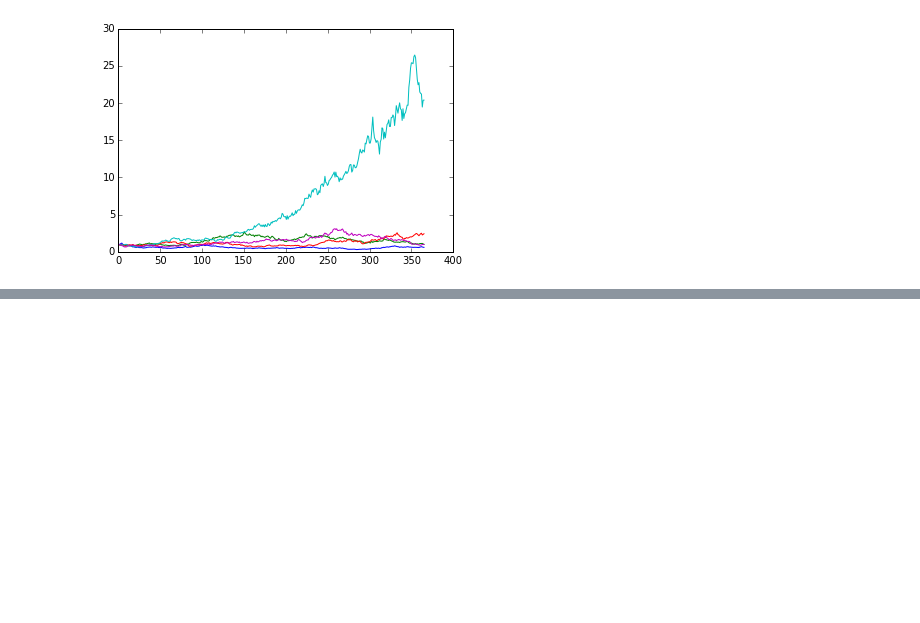
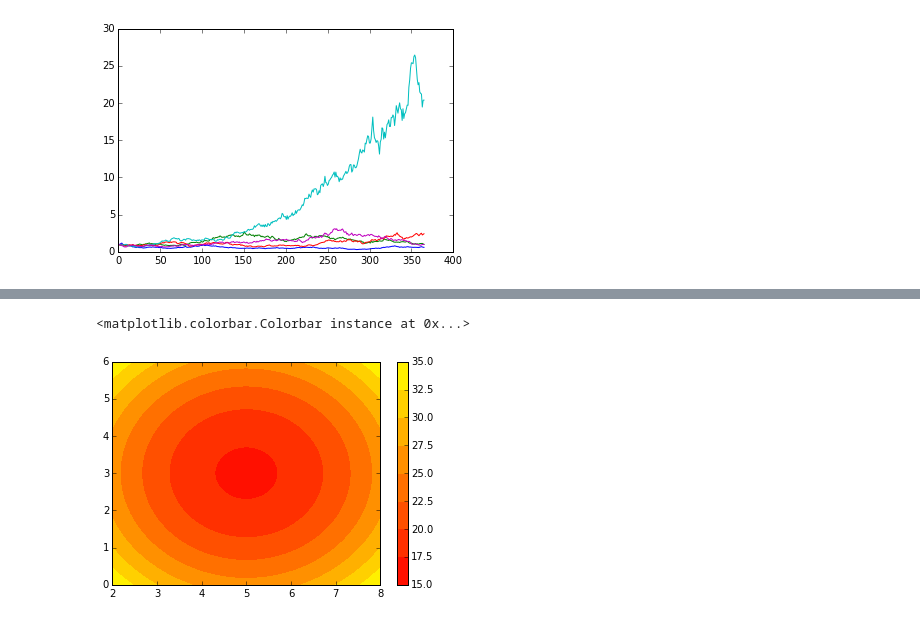
Before and after one commit to wpmackay/Python, a Jupyter notebook: Notes/Week 11 Notes.ipynb, the cells around one changed output, grey strips where cells are left out. Saved outputs shown, nothing was run; the diff lists cells and outputs as text; code cells hidden in the pictures; blank space fills up the shorter version.

```diff
--- a/Notes/Week 11 Notes.ipynb
+++ b/Notes/Week 11 Notes.ipynb
@@ -220,0 +252,11 @@ for i in xrange(trials):
+# %%
+#contour plots
+x=linspace(2,8,100)
+y=linspace(0,6,100)
+X,Y=meshgrid(x,y)
+Z=(X-5)**2+(Y-3)**2+17
+contourf(x,y,Z,cmap='autumn')
+colorbar()
+# %% [output]
+<matplotlib.colorbar.Colorbar instance at 0x...>
+[figure, added]
```
Also changed, not shown: parts of 5 cells of this notebook.
